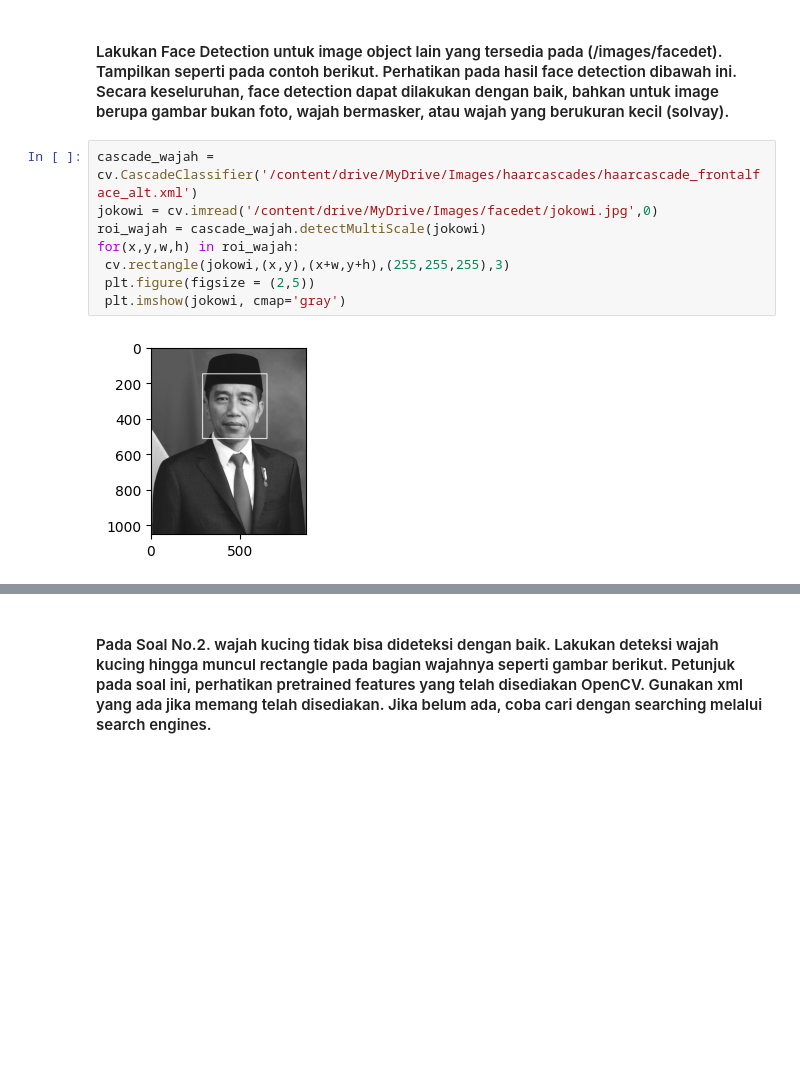
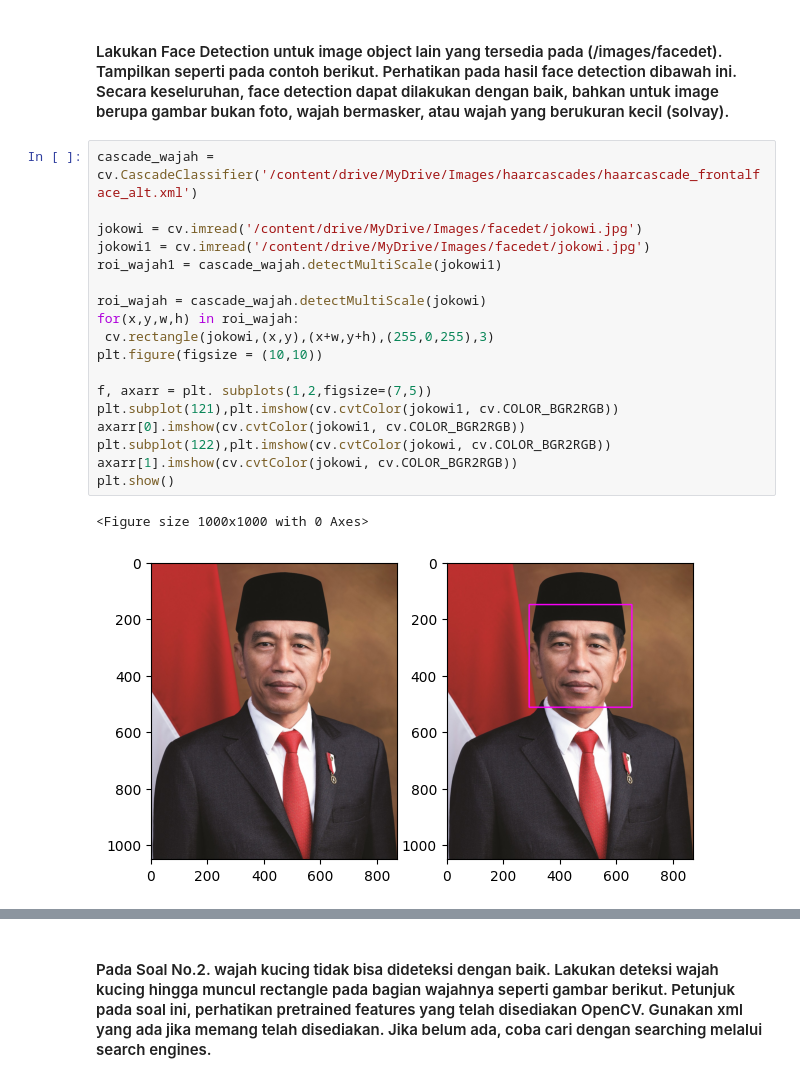
Before and after one commit to 16Komang/PCVK, a Jupyter notebook: week12.ipynb, the cells around one changed output, grey strips where cells are left out. Saved outputs shown, nothing was run; the diff lists cells and outputs as text; blank space fills up the shorter version.

```diff
--- a/week12.ipynb
+++ b/week12.ipynb
@@ -20,11 +20,22 @@ from base64 import b64decode, b64encode
 #### Lakukan Face Detection untuk image object lain yang tersedia pada (/images/facedet). Tampilkan seperti pada contoh berikut. Perhatikan pada hasil face detection dibawah ini. Secara keseluruhan, face detection dapat dilakukan dengan baik, bahkan untuk image berupa gambar bukan foto, wajah bermasker, atau wajah yang berukuran kecil (solvay).
 # %%
 cascade_wajah = cv.CascadeClassifier('/content/drive/MyDrive/Images/haarcascades/haarcascade_frontalface_alt.xml')
-jokowi = cv.imread('/content/drive/MyDrive/Images/facedet/jokowi.jpg',0)
+
+jokowi = cv.imread('/content/drive/MyDrive/Images/facedet/jokowi.jpg')
+jokowi1 = cv.imread('/content/drive/MyDrive/Images/facedet/jokowi.jpg')
+roi_wajah1 = cascade_wajah.detectMultiScale(jokowi1)
+
 roi_wajah = cascade_wajah.detectMultiScale(jokowi)
 for(x,y,w,h) in roi_wajah:
- cv.rectangle(jokowi,(x,y),(x+w,y+h),(255,255,255),3)
- plt.figure(figsize = (2,5))
- plt.imshow(jokowi, cmap='gray')
+ cv.rectangle(jokowi,(x,y),(x+w,y+h),(255,0,255),3)
+plt.figure(figsize = (10,10))
+
+f, axarr = plt. subplots(1,2,figsize=(7,5))
+plt.subplot(121),plt.imshow(cv.cvtColor(jokowi1, cv.COLOR_BGR2RGB))
+axarr[0].imshow(cv.cvtColor(jokowi1, cv.COLOR_BGR2RGB))
+plt.subplot(122),plt.imshow(cv.cvtColor(jokowi, cv.COLOR_BGR2RGB))
+axarr[1].imshow(cv.cvtColor(jokowi, cv.COLOR_BGR2RGB))
+plt.show()
 # %% [output]
+<Figure size 1000x1000 with 0 Axes>
-[figure, old version]
+[figure, new version]
```
Also changed, not shown: parts of 3 cells of this notebook.
